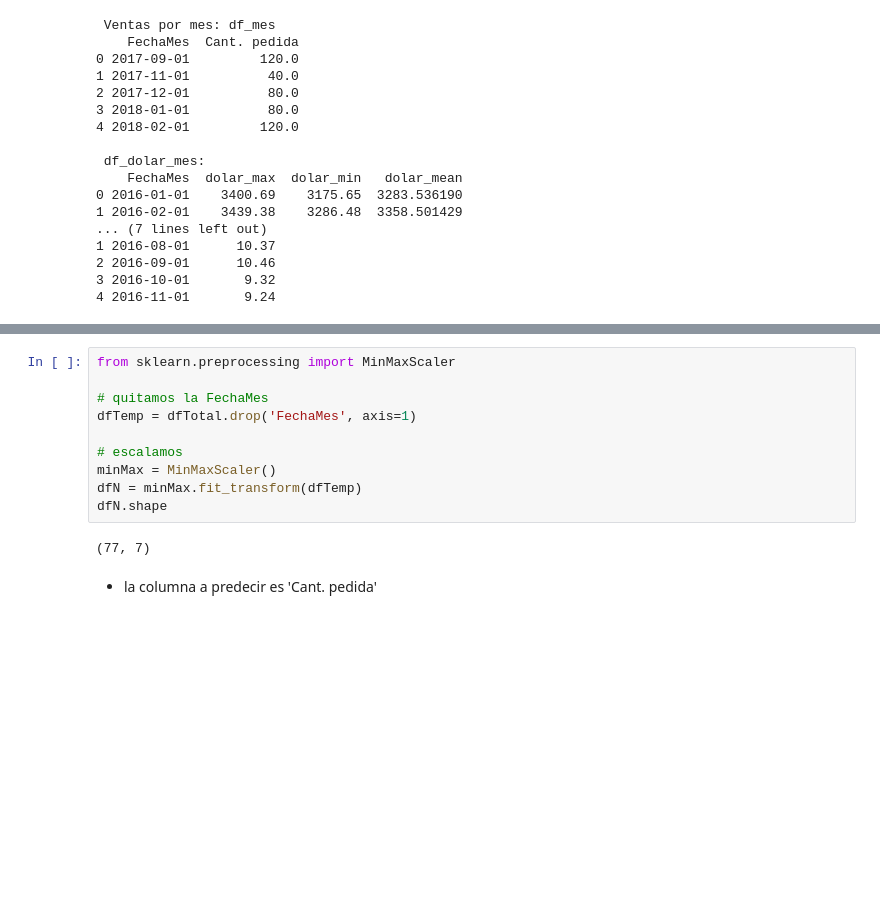
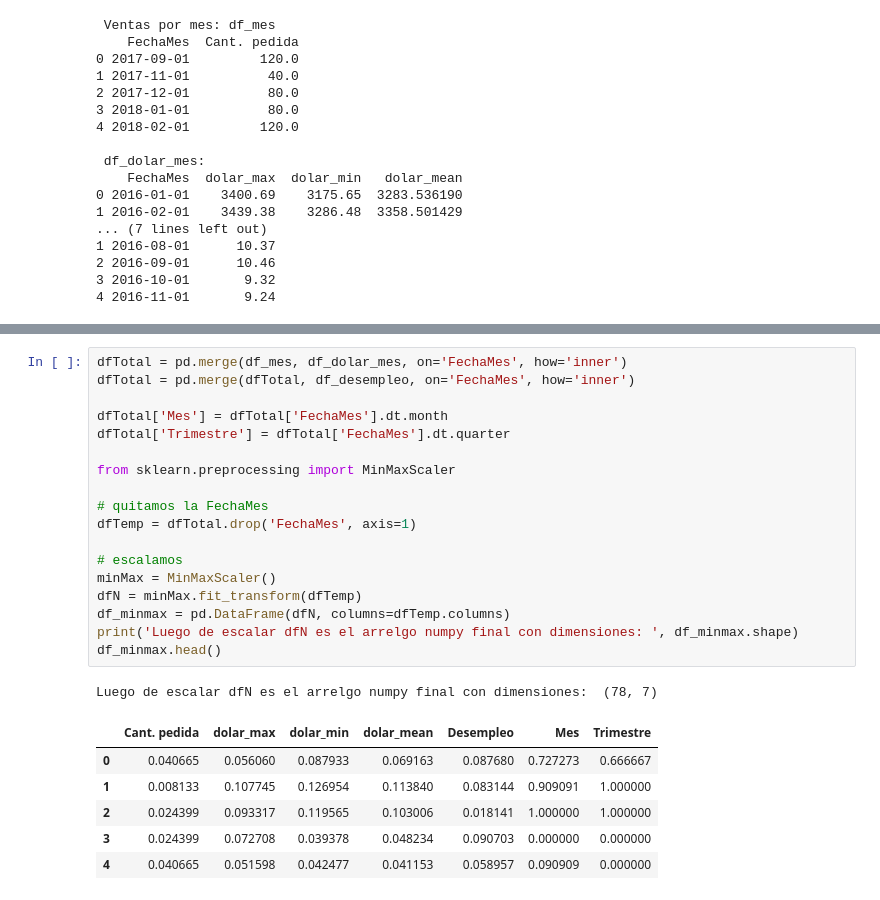
Before and after one commit to jaimereinoso2/SUMIQUIM_PILOTO, a Jupyter notebook: v1/app.ipynb, the cells around one changed output, grey strips where cells are left out. Drawn from its saved outputs; the diff is of its cells as text; blank space fills up the shorter version.

```diff
--- a/v1/app.ipynb
+++ b/v1/app.ipynb
@@ -251,14 +197,26 @@ dfTotal
 # %%
+dfTotal = pd.merge(df_mes, df_dolar_mes, on='FechaMes', how='inner')
+dfTotal = pd.merge(dfTotal, df_desempleo, on='FechaMes', how='inner')
+
+dfTotal['Mes'] = dfTotal['FechaMes'].dt.month
+dfTotal['Trimestre'] = dfTotal['FechaMes'].dt.quarter
+
 from sklearn.preprocessing import MinMaxScaler
 
 # quitamos la FechaMes
 dfTemp = dfTotal.drop('FechaMes', axis=1)
 
 # escalamos
 minMax = MinMaxScaler()
 dfN = minMax.fit_transform(dfTemp)
-dfN.shape
+df_minmax = pd.DataFrame(dfN, columns=dfTemp.columns)
+print('Luego de escalar dfN es el arrelgo numpy final con dimensiones: ', df_minmax.shape)
+df_minmax.head()
 # %% [output]
-(77, 7)
+Luego de escalar dfN es el arrelgo numpy final con dimensiones:  (78, 7)
+|  | Cant. pedida | dolar_max | dolar_min | dolar_mean | Desempleo | Mes | Trimestre |
+| 0 | 0.040665 | 0.056060 | 0.087933 | 0.069163 | 0.087680 | 0.727273 | 0.666667 |
+| 1 | 0.008133 | 0.107745 | 0.126954 | 0.113840 | 0.083144 | 0.909091 | 1.000000 |
+| 2 | 0.024399 | 0.093317 | 0.119565 | 0.103006 | 0.018141 | 1.000000 | 1.000000 |
+| 3 | 0.024399 | 0.072708 | 0.039378 | 0.048234 | 0.090703 | 0.000000 | 0.000000 |
+| 4 | 0.040665 | 0.051598 | 0.042477 | 0.041153 | 0.058957 | 0.090909 | 0.000000 |
-# %% [markdown]
-* la columna a predecir es 'Cant. pedida'
```
Also changed, not shown: parts of 12 cells of this notebook.
